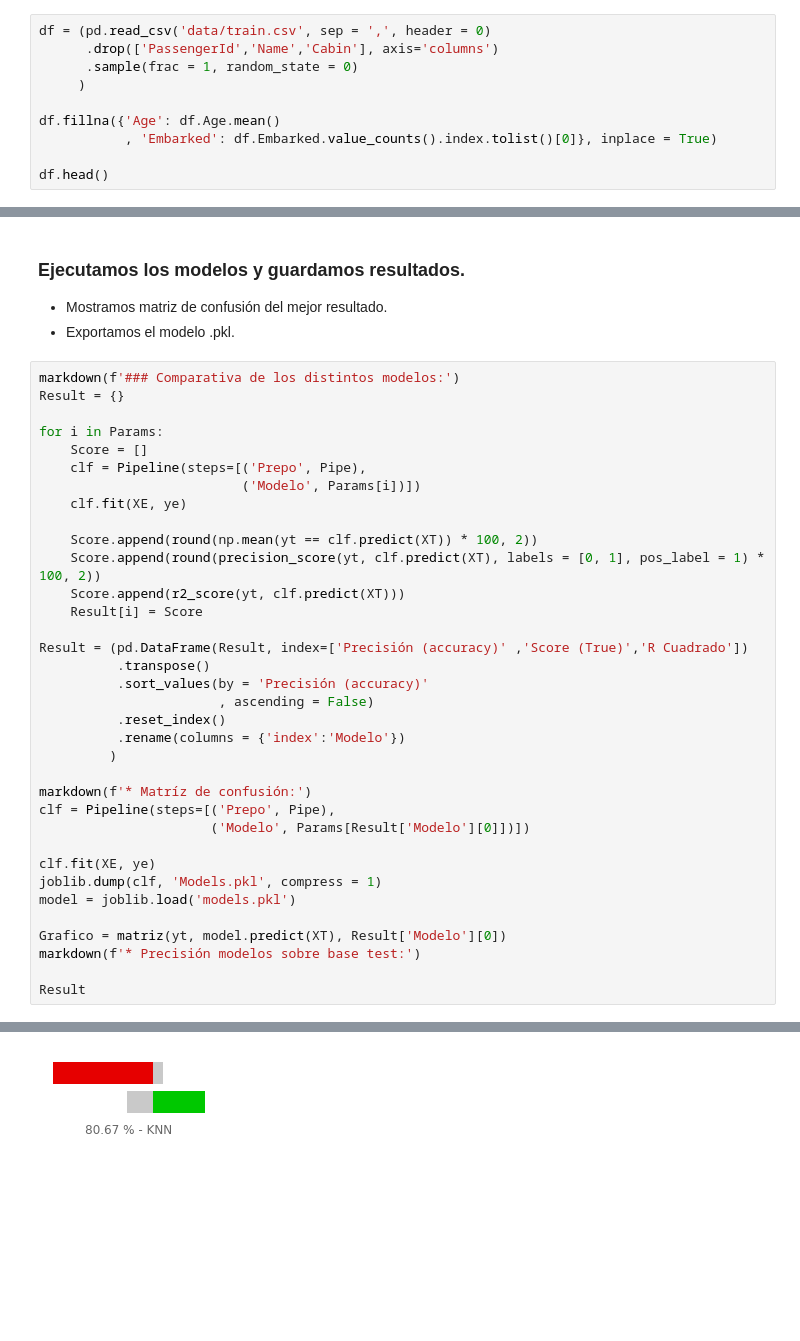
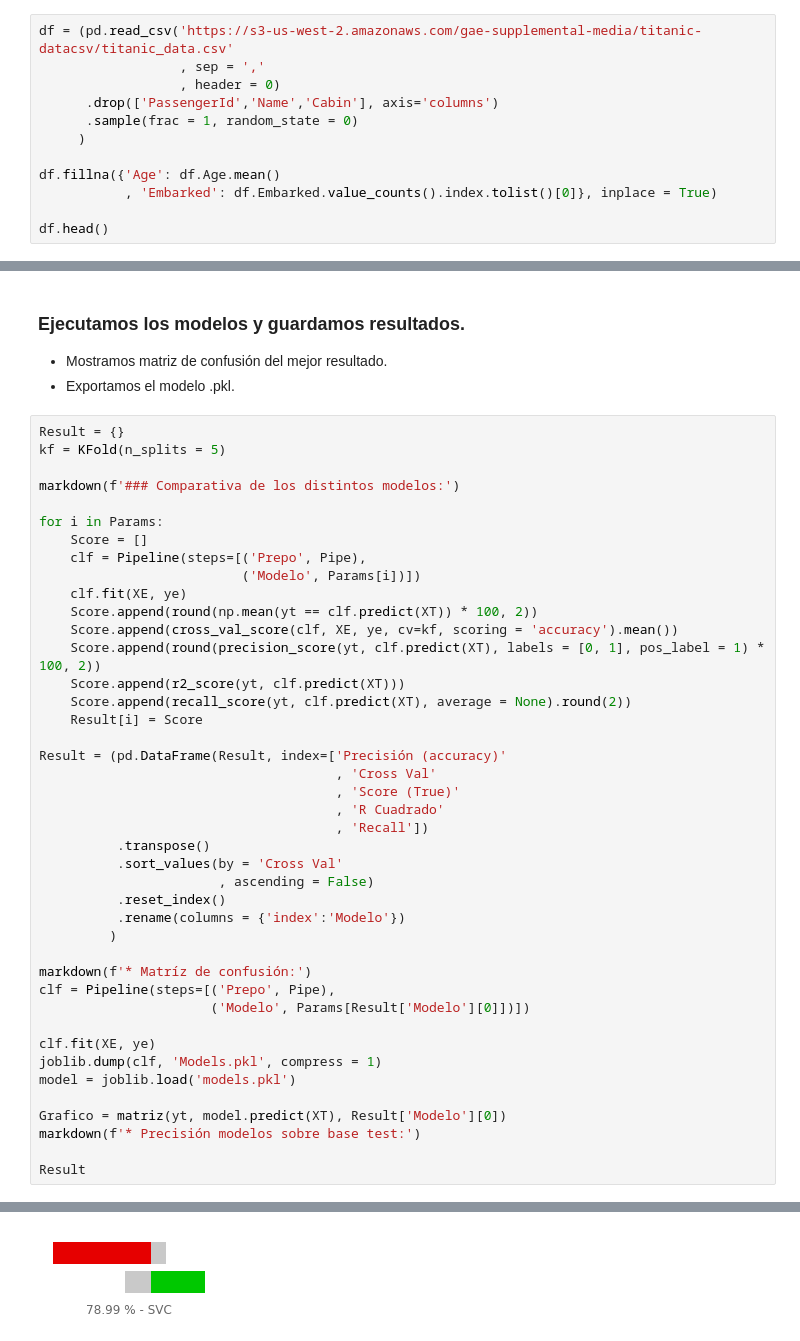
Before and after one commit to JVPA/Kaggle, a Jupyter notebook: Titanic. Machine Learning from Disaster.ipynb, the cells around one changed output, grey strips where cells are left out. Saved outputs shown, nothing was run; the diff lists cells and outputs as text; blank space fills up the shorter version.

```diff
--- a/Titanic. Machine Learning from Disaster.ipynb
+++ b/Titanic. Machine Learning from Disaster.ipynb
@@ -90,7 +91,9 @@ def matriz(y, pred, Modelo = ''):
 * Eliminamos columnas que contienen información con poco valor predictivo.
 * Imputamos valores faltantantes en los campos <b>edad</b> (media del pasaje) y <b>puerto de embarque</b> (asignamos puerto mayoritario).
 # %%
-df = (pd.read_csv('data/train.csv', sep = ',', header = 0)
+df = (pd.read_csv('https://s3-us-west-2.amazonaws.com/gae-supplemental-media/titanic-datacsv/titanic_data.csv'
+                  , sep = ','
+                  , header = 0)
       .drop(['PassengerId','Name','Cabin'], axis='columns')
       .sample(frac = 1, random_state = 0)
      )
@@ -193,42 +196,49 @@ Pipe = ColumnTransformer(
 * Mostramos matriz de confusión del mejor resultado.
 * Exportamos el modelo .pkl.
 # %%
+Result = {}
+kf = KFold(n_splits = 5)
+
 markdown(f'### Comparativa de los distintos modelos:')
-Result = {}
 
 for i in Params:
     Score = []
     clf = Pipeline(steps=[('Prepo', Pipe),
                           ('Modelo', Params[i])])
     clf.fit(XE, ye)
-
     Score.append(round(np.mean(yt == clf.predict(XT)) * 100, 2))
+    Score.append(cross_val_score(clf, XE, ye, cv=kf, scoring = 'accuracy').mean())
     Score.append(round(precision_score(yt, clf.predict(XT), labels = [0, 1], pos_label = 1) * 100, 2))
     Score.append(r2_score(yt, clf.predict(XT)))
+    Score.append(recall_score(yt, clf.predict(XT), average = None).round(2))
     Result[i] = Score
 
-Result = (pd.DataFrame(Result, index=['Precisión (accuracy)' ,'Score (True)','R Cuadrado'])
+Result = (pd.DataFrame(Result, index=['Precisión (accuracy)'
+                                      , 'Cross Val'
+                                      , 'Score (True)'
+                                      , 'R Cuadrado'
+                                      , 'Recall'])
           .transpose()
-          .sort_values(by = 'Precisión (accuracy)'
+          .sort_values(by = 'Cross Val'
                        , ascending = False)
           .reset_index()
           .rename(columns = {'index':'Modelo'})
          )
 
 markdown(f'* Matríz de confusión:')
 clf = Pipeline(steps=[('Prepo', Pipe),
                       ('Modelo', Params[Result['Modelo'][0]])])
 
 clf.fit(XE, ye)
 joblib.dump(clf, 'Models.pkl', compress = 1)
 model = joblib.load('models.pkl')
 
 Grafico = matriz(yt, model.predict(XT), Result['Modelo'][0])
 markdown(f'* Precisión modelos sobre base test:')
 
 Result
 # %% [output]
 ### Comparativa de los distintos modelos:
 * Matríz de confusión:
-[figure, old version]
+[figure, new version]
 * Precisión modelos sobre base test:
```
Also changed, not shown: parts of 2 cells of this notebook.
